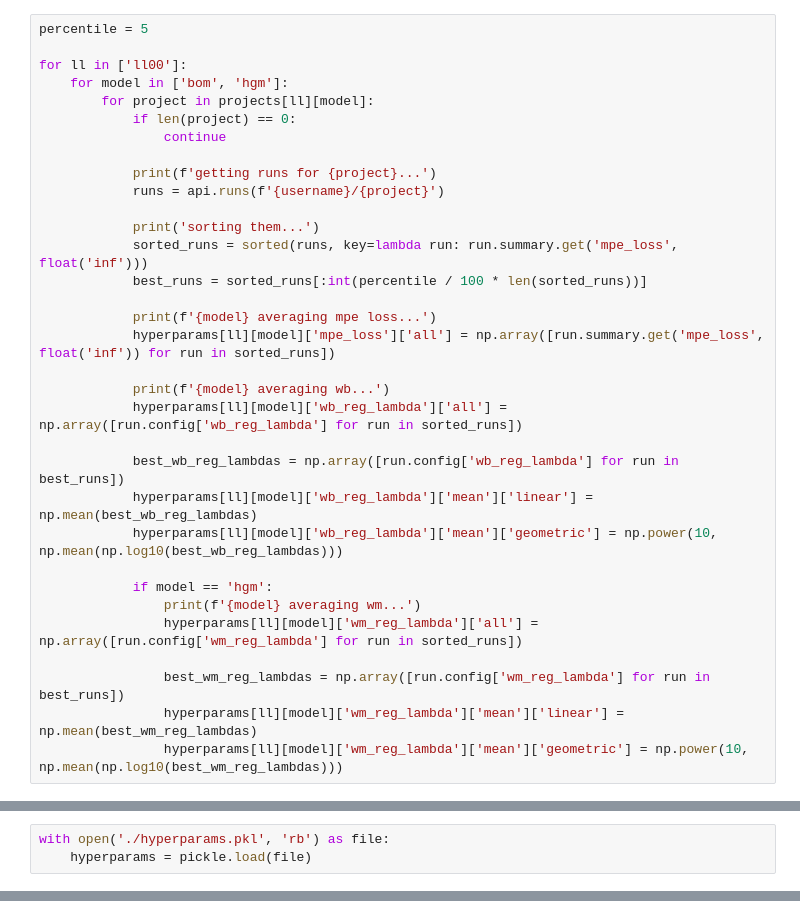
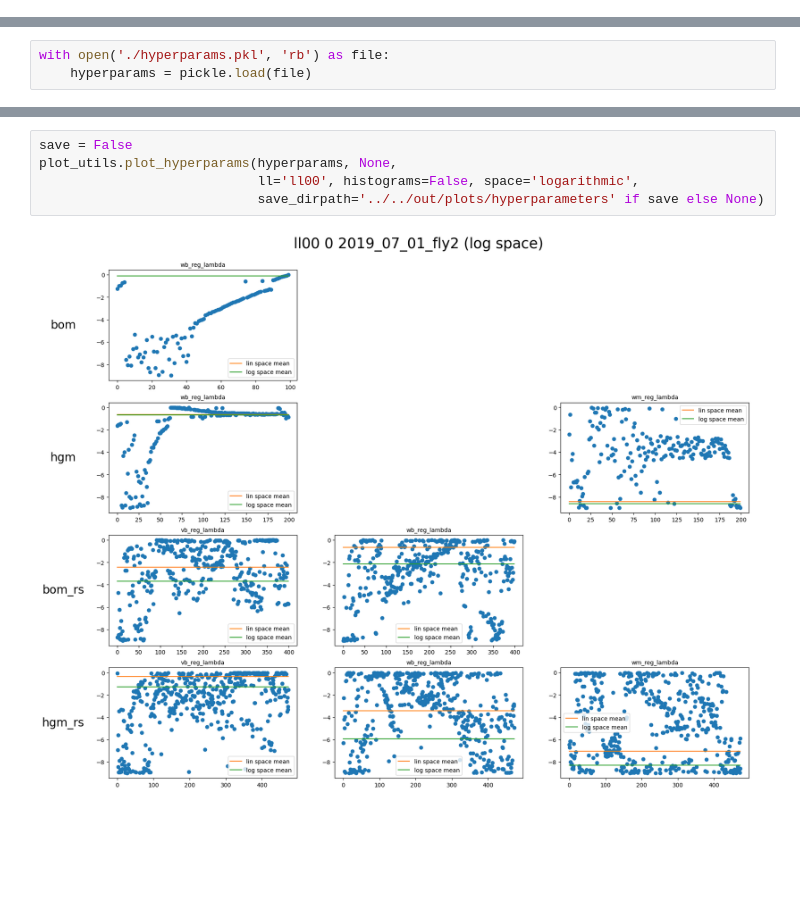
Before and after one commit to julian-zim/higama, a Jupyter notebook: organisms/fly-2023-schaffer/src/sweep/query-sweeps.ipynb, the cells around one changed output, grey strips where cells are left out. Drawn from its saved outputs; the diff is of its cells as text; blank space fills up the shorter version.

Commit message:
hyperparam query

```diff
--- a/organisms/fly-2023-schaffer/src/sweep/query-sweeps.ipynb
+++ b/organisms/fly-2023-schaffer/src/sweep/query-sweeps.ipynb
@@ -89,34 +99 @@ hyperparams = {
 }
-# %%
-percentile = 5
-
-for ll in ['ll00']:
-	for model in ['bom', 'hgm']:
-		for project in projects[ll][model]:
-			if len(project) == 0:
-				continue
-
-			print(f'getting runs for {project}...')
-			runs = api.runs(f'{username}/{project}')
-
-			print('sorting them...')
-			sorted_runs = sorted(runs, key=lambda run: run.summary.get('mpe_loss', float('inf')))
-			best_runs = sorted_runs[:int(percentile / 100 * len(sorted_runs))]
-
-			print(f'{model} averaging mpe loss...')
-			hyperparams[ll][model]['mpe_loss']['all'] = np.array([run.summary.get('mpe_loss', float('inf')) for run in sorted_runs])
-
-			print(f'{model} averaging wb...')
-			hyperparams[ll][model]['wb_reg_lambda']['all'] = np.array([run.config['wb_reg_lambda'] for run in sorted_runs])
-
-			best_wb_reg_lambdas = np.array([run.config['wb_reg_lambda'] for run in best_runs])
-			hyperparams[ll][model]['wb_reg_lambda']['mean']['linear'] = np.mean(best_wb_reg_lambdas)
-			hyperparams[ll][model]['wb_reg_lambda']['mean']['geometric'] = np.power(10, np.mean(np.log10(best_wb_reg_lambdas)))
-
-			if model == 'hgm':
-				print(f'{model} averaging wm...')
-				hyperparams[ll][model]['wm_reg_lambda']['all'] = np.array([run.config['wm_reg_lambda'] for run in sorted_runs])
-
-				best_wm_reg_lambdas = np.array([run.config['wm_reg_lambda'] for run in best_runs])
-				hyperparams[ll][model]['wm_reg_lambda']['mean']['linear'] = np.mean(best_wm_reg_lambdas)
-				hyperparams[ll][model]['wm_reg_lambda']['mean']['geometric'] = np.power(10, np.mean(np.log10(best_wm_reg_lambdas)))
@@ -183,0 +201,7 @@ for ll in ['ll00']:
+# %%
+save = False
+plot_utils.plot_hyperparams(hyperparams, None,
+							ll='ll00', histograms=False, space='logarithmic',
+							save_dirpath='../../out/plots/hyperparameters' if save else None)
+# %% [output]
+[figure, added]
```
Also changed, not shown: parts of 11 cells of this notebook, 28 other files.
